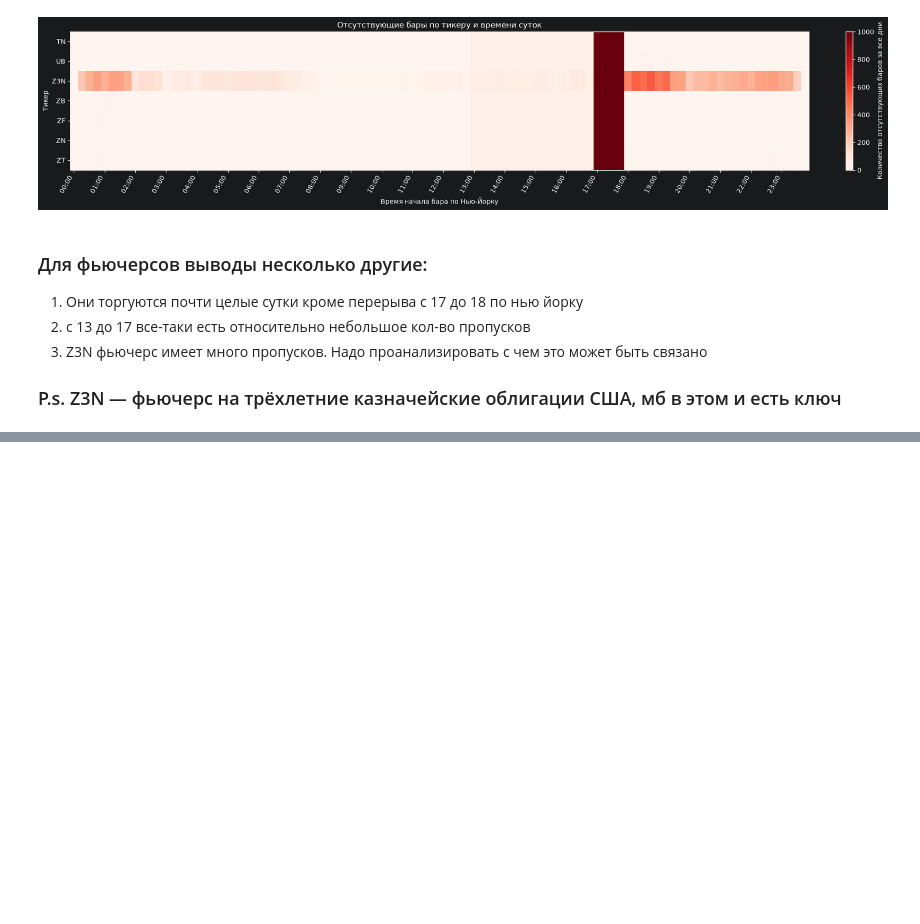
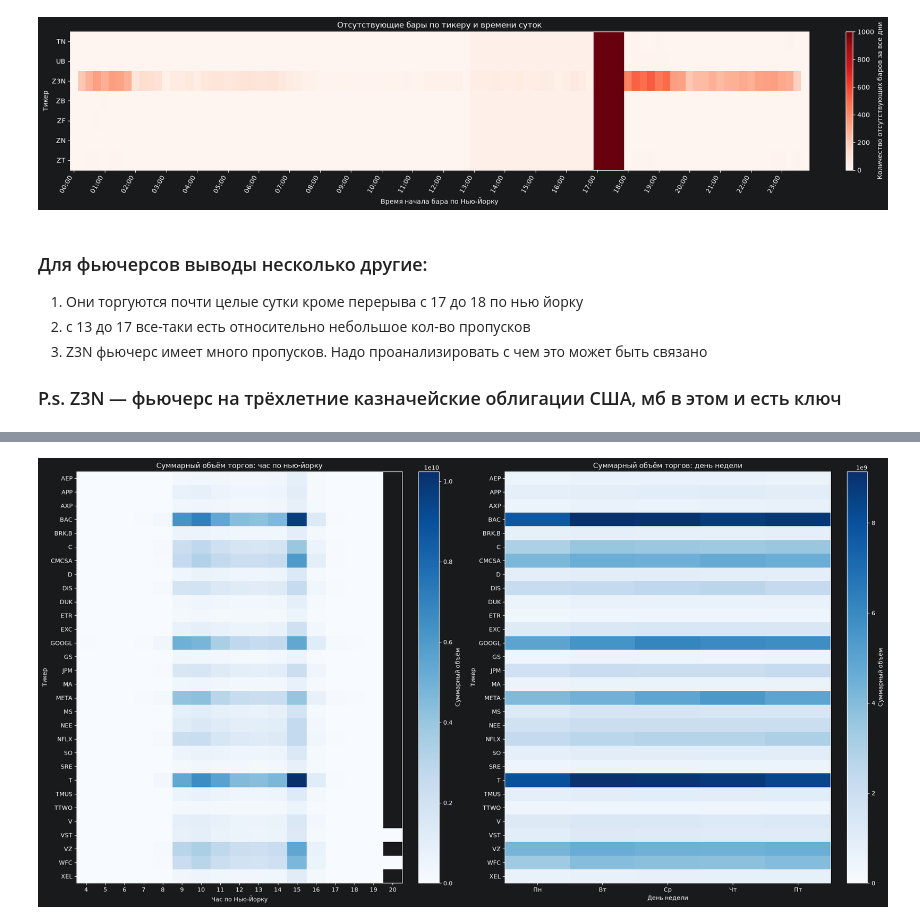
Before and after one commit to enkiradg-netizen/113-team_Securities-market-prediction, a Jupyter notebook: notebooks/eda/alexxx_tyurin_eda.ipynb, the cells around one changed output, grey strips where cells are left out. Drawn from its saved outputs; the diff is of its cells as text; code cells hidden in the pictures; blank space fills up the shorter version.

```diff
--- a/notebooks/eda/alexxx_tyurin_eda.ipynb
+++ b/notebooks/eda/alexxx_tyurin_eda.ipynb
@@ -1083,0 +350,46 @@ display(Markdown(
+# %%
+fig, axes = plt.subplots(
+    1, 2,
+    figsize=(20, max(4, data["ticker"].nunique() * 0.35)),
+    constrained_layout=True,
+)
+
+settings = [
+    ("hour", sorted(data["hour"].unique()), None, "Час по Нью-Йорку"),
+    ("day_of_week", range(5), ["Пн", "Вт", "Ср", "Чт", "Пт"], "День недели"),
+]
+
+for ax, (column, order, labels, xlabel) in zip(axes, settings):
+    volume_heatmap = (
+        data.groupby(["ticker", column])["volume"]
+        .sum()
+        .unstack(column)
+        .sort_index()
+        .reindex(columns=order)
+    )
+
+    image = ax.imshow(
+        volume_heatmap,
+        aspect="auto",
+        cmap="Blues",
+        interpolation="nearest",
+        vmin=0,
+    )
+
+    ax.set_xticks(
+        range(len(volume_heatmap.columns)),
+        labels if labels is not None else volume_heatmap.columns,
+    )
+    ax.set_yticks(range(len(volume_heatmap)), volume_heatmap.index)
+    ax.set(
+        title=f"Суммарный объём торгов: {xlabel.lower()}",
+        xlabel=xlabel,
+        ylabel="Тикер",
+    )
+    ax.grid(False)
+
+    fig.colorbar(image, ax=ax, label="Суммарный объём")
+
+plt.show()
+# %% [output]
+[figure, added]
```
Also changed, not shown: parts of 65 cells of this notebook.
